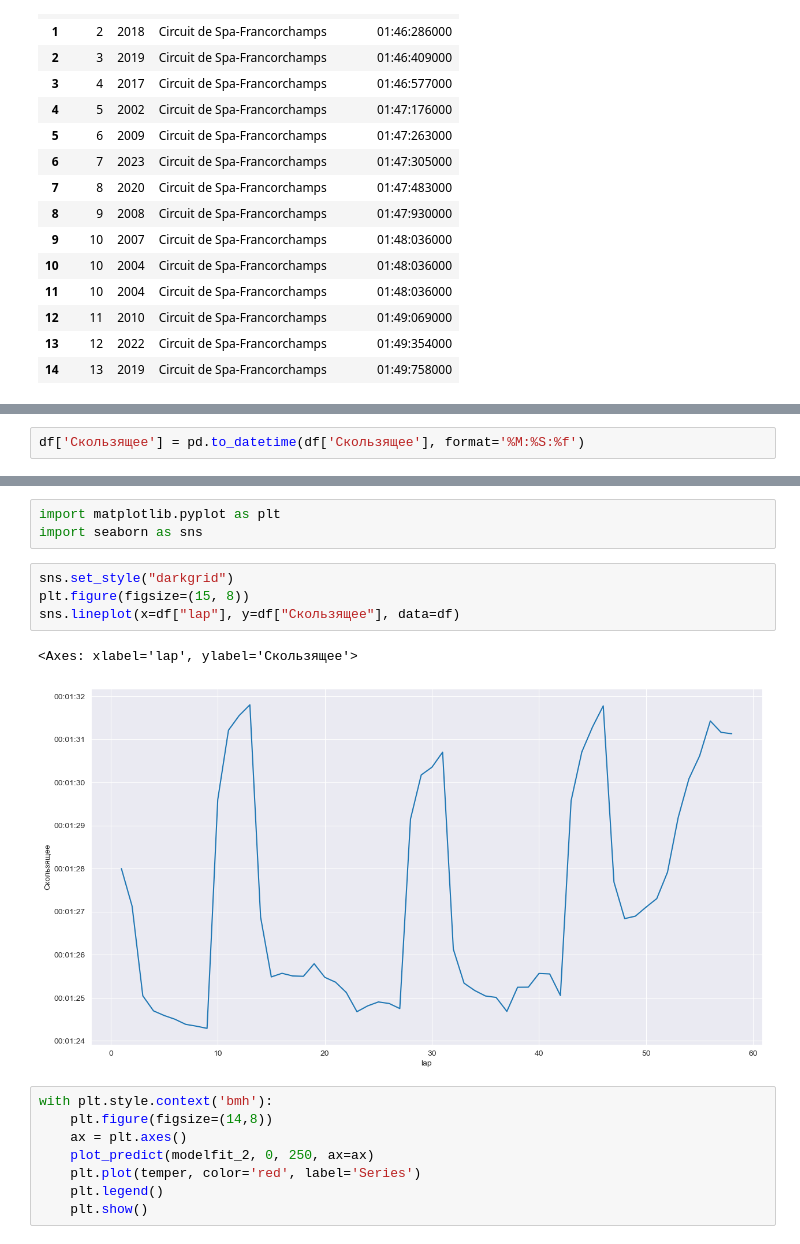
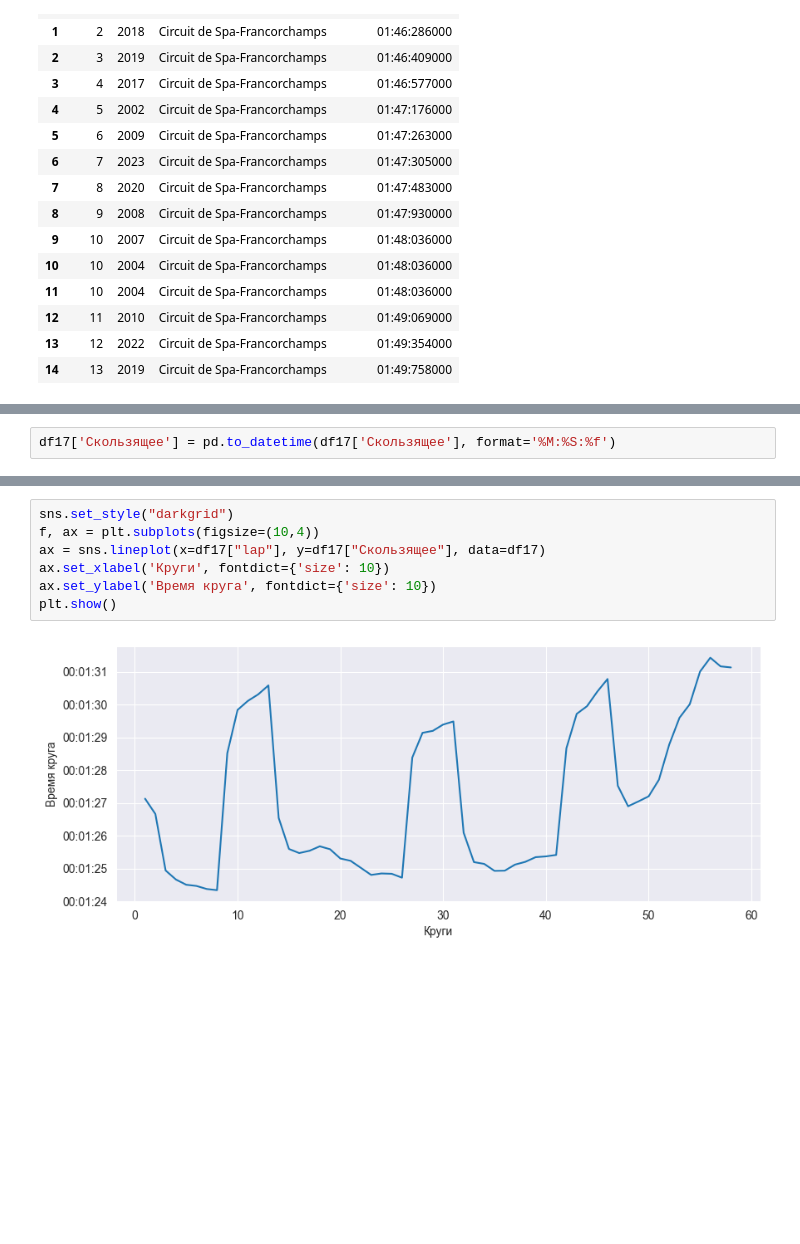
Before and after one commit to MelnikDM/Notebooks, a Jupyter notebook: Formula_11.ipynb, the cells around one changed output, grey strips where cells are left out. Saved outputs shown, nothing was run; the diff lists cells and outputs as text; blank space fills up the shorter version.

```diff
--- a/Formula_11.ipynb
+++ b/Formula_11.ipynb
@@ -399,3 +820,3 @@ memory usage: 2.8+ KB
 # %%
-df['Скользящее'] = pd.to_datetime(df['Скользящее'], format='%M:%S:%f')
+df17['Скользящее'] = pd.to_datetime(df17['Скользящее'], format='%M:%S:%f')
 # %%
@@ -412,18 +824,9 @@ df.head(5)
-# %%
-import matplotlib.pyplot as plt
-import seaborn as sns
-# %%
-sns.set_style("darkgrid")
-plt.figure(figsize=(15, 8))
-sns.lineplot(x=df["lap"], y=df["Скользящее"], data=df)
-# %% [output]
-<Axes: xlabel='lap', ylabel='Скользящее'>
-[figure, removed]
-# %%
-with plt.style.context('bmh'):
-    plt.figure(figsize=(14,8))
-    ax = plt.axes()
-    plot_predict(modelfit_2, 0, 250, ax=ax)
-    plt.plot(temper, color='red', label='Series')
-    plt.legend()
-    plt.show()
+# %%
+sns.set_style("darkgrid")
+f, ax = plt.subplots(figsize=(10,4))
+ax = sns.lineplot(x=df17["lap"], y=df17["Скользящее"], data=df17)
+ax.set_xlabel('Круги', fontdict={'size': 10})
+ax.set_ylabel('Время круга', fontdict={'size': 10})
+plt.show()
+# %% [output]
+[figure, added]
```
Also changed, not shown: parts of 29 cells of this notebook.
